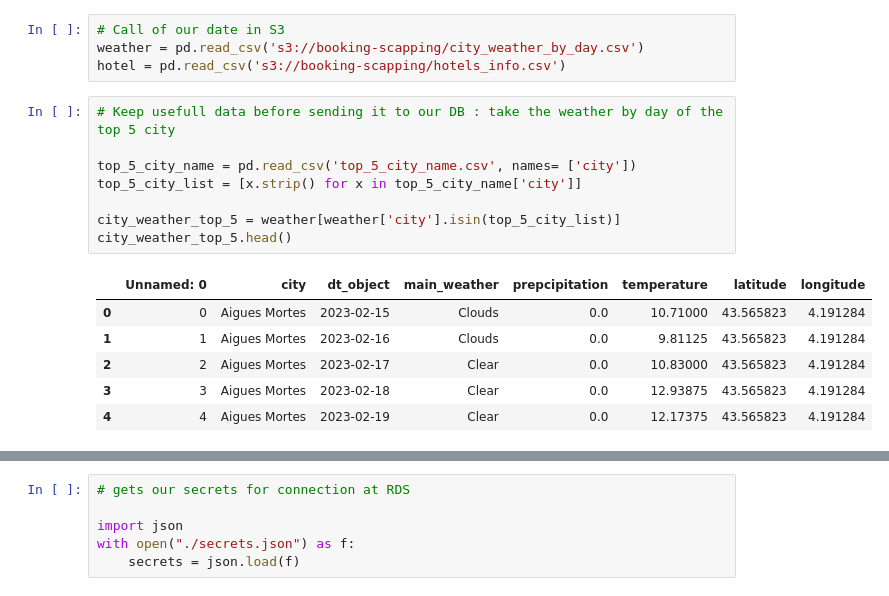
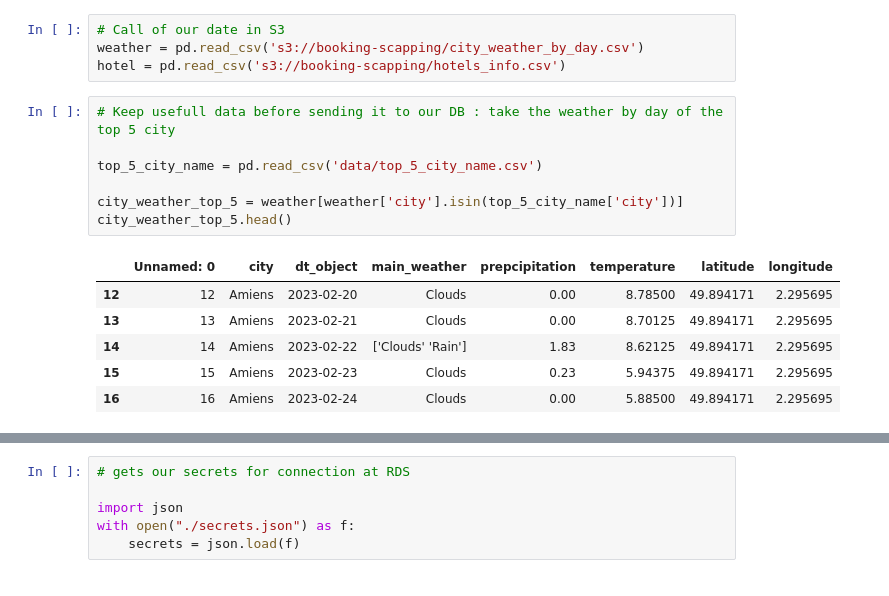
Before and after one commit to marieagrapart/1-KAYAK-PROJECT-Data-Collection-and-Management, a Jupyter notebook: 3-Visualization.ipynb, the cells around one changed output, grey strips where cells are left out. Cells and saved outputs as stored; diff of their text form.

```diff
--- a/3.visualization.ipynb
+++ b/3-Visualization.ipynb
@@ -14,18 +14,17 @@ hotel = pd.read_csv('s3://booking-scapping/hotels_info.csv')
 # %%
 # Keep usefull data before sending it to our DB : take the weather by day of the top 5 city
 
-top_5_city_name = pd.read_csv('top_5_city_name.csv', names= ['city'])
-top_5_city_list = [x.strip() for x in top_5_city_name['city']]
+top_5_city_name = pd.read_csv('data/top_5_city_name.csv')
 
-city_weather_top_5 = weather[weather['city'].isin(top_5_city_list)]
+city_weather_top_5 = weather[weather['city'].isin(top_5_city_name['city'])]
 city_weather_top_5.head()
 # %% [output]
 |  | Unnamed: 0 | city | dt_object | main_weather | prepcipitation | temperature | latitude | longitude |
-| 0 | 0 | Aigues Mortes | 2023-02-15 | Clouds | 0.0 | 10.71000 | 43.565823 | 4.191284 |
-| 1 | 1 | Aigues Mortes | 2023-02-16 | Clouds | 0.0 | 9.81125 | 43.565823 | 4.191284 |
-| 2 | 2 | Aigues Mortes | 2023-02-17 | Clear | 0.0 | 10.83000 | 43.565823 | 4.191284 |
-| 3 | 3 | Aigues Mortes | 2023-02-18 | Clear | 0.0 | 12.93875 | 43.565823 | 4.191284 |
-| 4 | 4 | Aigues Mortes | 2023-02-19 | Clear | 0.0 | 12.17375 | 43.565823 | 4.191284 |
+| 12 | 12 | Amiens | 2023-02-20 | Clouds | 0.00 | 8.78500 | 49.894171 | 2.295695 |
+| 13 | 13 | Amiens | 2023-02-21 | Clouds | 0.00 | 8.70125 | 49.894171 | 2.295695 |
+| 14 | 14 | Amiens | 2023-02-22 | ['Clouds' 'Rain'] | 1.83 | 8.62125 | 49.894171 | 2.295695 |
+| 15 | 15 | Amiens | 2023-02-23 | Clouds | 0.23 | 5.94375 | 49.894171 | 2.295695 |
+| 16 | 16 | Amiens | 2023-02-24 | Clouds | 0.00 | 5.88500 | 49.894171 | 2.295695 |
 # %%
 # Clean the scrapping data before sending it to our DB
 
```
Also changed, not shown: parts of 4 cells of this notebook, 8 other files.
